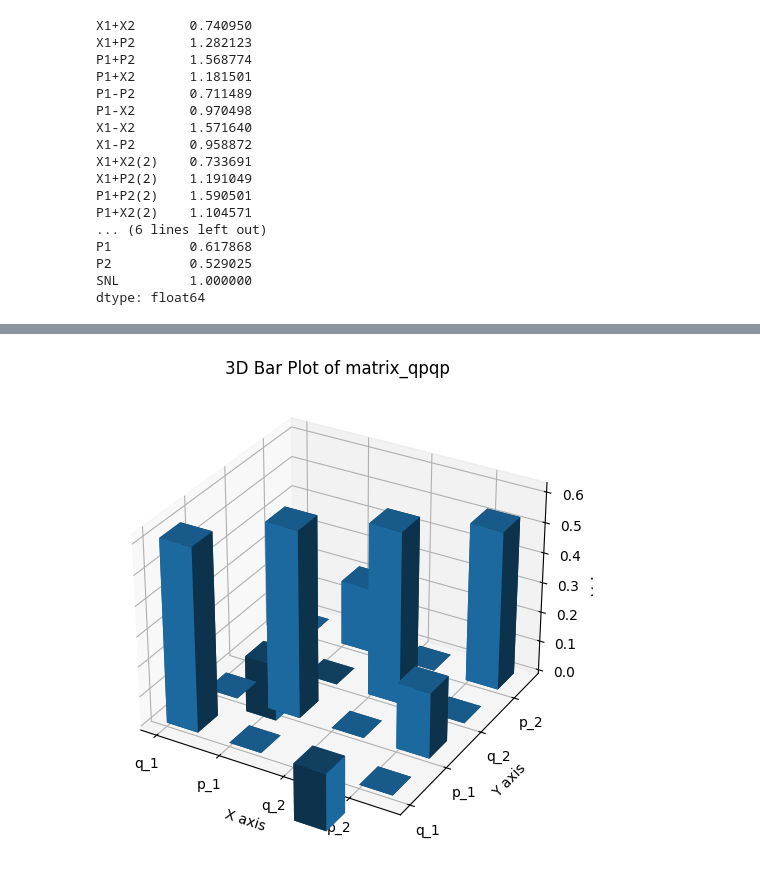
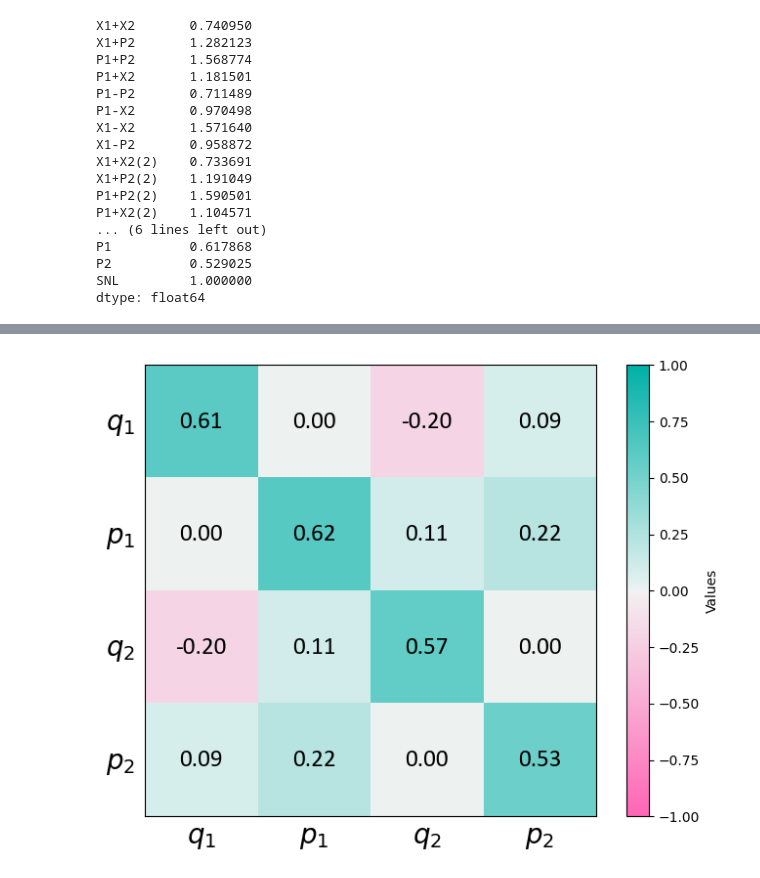
Before and after one commit to kiiichi/python-learning, a Jupyter notebook: DataAE/paper/绘图计算协方差矩阵.ipynb, the cells around one changed output, grey strips where cells are left out. Saved outputs shown, nothing was run; the diff lists cells and outputs as text; code cells hidden in the pictures.

```diff
--- a/DataAE/paper/绘图计算协方差矩阵.ipynb
+++ b/DataAE/paper/绘图计算协方差矩阵.ipynb
@@ -164,38 +192,31 @@ min_eigenvalue = -0.45093979155932484
 该量子态是否纠缠: 是
-# %%
-from mpl_toolkits.mplot3d import Axes3D
-# Create a new figure for the 3D plot
-fig = plt.figure(figsize=(10, 6))
-ax = fig.add_subplot(111, projection='3d')
-
-# Prepare data for the 3D bar plot
-x_data, y_data = np.meshgrid(np.arange(matrix_qpqp.shape[0]), np.arange(matrix_qpqp.shape[1]))
-x_data = x_data.flatten()
-y_data = y_data.flatten()
-z_data = np.zeros_like(x_data)
-dx = dy = 0.5
-dz = matrix_qpqp.flatten()
-
-# Plot the 3D bar plot
-ax.bar3d(x_data, y_data, z_data, dx, dy, dz, shade=True)
-
-# Set axis labels
-ax.set_xlabel('X axis')
-ax.set_ylabel('Y axis')
-ax.set_zlabel('Values')
-
-# Set custom tick labels for x and y axes
-ax.set_xticks(np.arange(4))
-ax.set_xticklabels(['q_1', 'p_1', 'q_2', 'p_2'])
-ax.set_yticks(np.arange(4))
-ax.set_yticklabels(['q_1', 'p_1', 'q_2', 'p_2'])
-
-# Set the title of the plot
-ax.set_title('3D Bar Plot of matrix_qpqp')
-
-# Show the plot
-plt.show()
-# Set the range for the z-axis
-ax.set_zlim(np.min(dz) - 1, np.max(dz) + 1)
-# %% [output]
-[figure, removed]
+# %%
+import seaborn as sns
+
+# 使用 Seaborn 自定义调色板
+# 创建一个调色板，可以是预定义的，也可以是自定义的
+sns.set_palette("coolwarm")  # 设置默认调色板（可选）
+custom_palette = sns.diverging_palette(342, 183, s=100, l=65, as_cmap=True)  # 获取调色板并转化为 colormap
+
+# 创建绘图
+plt.figure(figsize=(8, 6))
+plt.imshow(matrix_qpqp, cmap=custom_palette, interpolation='none', vmax=1, vmin=-1)
+plt.colorbar(label='Values')
+
+# 设置 x 和 y 轴的刻度标签
+plt.xticks(ticks=[0, 1, 2, 3], labels=['$q_1$', '$p_1$', '$q_2$', '$p_2$'], fontsize=20, fontname='calibri', weight='normal', color='black')
+plt.yticks(ticks=[0, 1, 2, 3], labels=['$q_1$', '$p_1$', '$q_2$', '$p_2$'], fontsize=20, fontname='calibri', weight='normal', color='black')
+
+# 在每个点上标注数值
+for i in range(matrix_qpqp.shape[0]):  # 遍历行
+    for j in range(matrix_qpqp.shape[1]):  # 遍历列
+        # 在每个点的坐标 (j, i) 处标注数值
+        plt.text(j, i, f'{matrix_qpqp[i, j]:.2f}', ha='center', va='center', color='black', fontsize=18, fontname='calibri')
+
+# 关闭刻度线
+plt.tick_params(axis='both', which='both', bottom=False, top=False, left=False, right=False)
+# plt.title('Covariance Matrix', fontdict=title_font)
+plt.savefig('data/2025.1.15couple/协方差矩阵.svg', format='svg', dpi=300)  # 可选择 'pdf' 或 'svg' 等格式
+plt.show()
+# %% [output]
+[figure, added]
```
Also changed, not shown: parts of 5 cells of this notebook, 3 other files.
